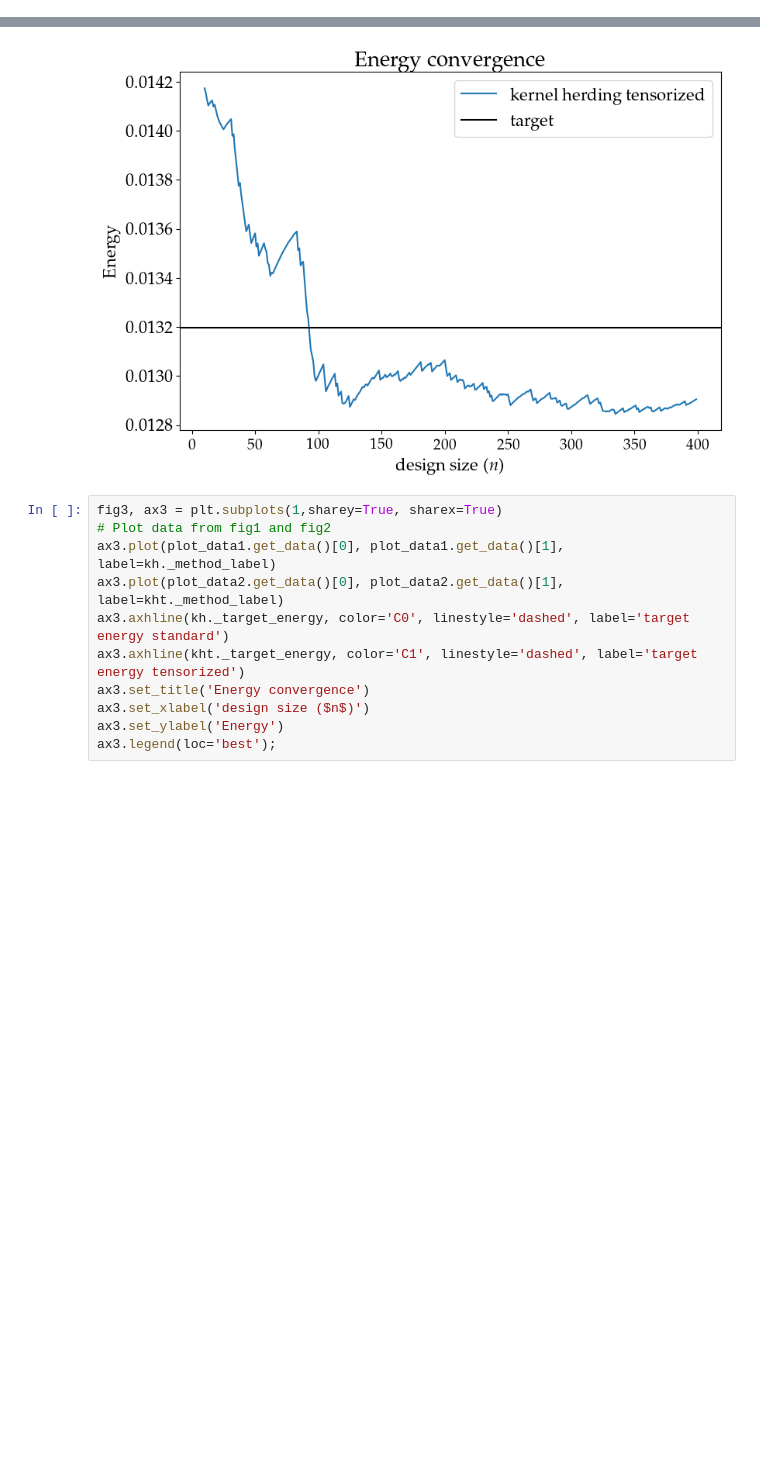
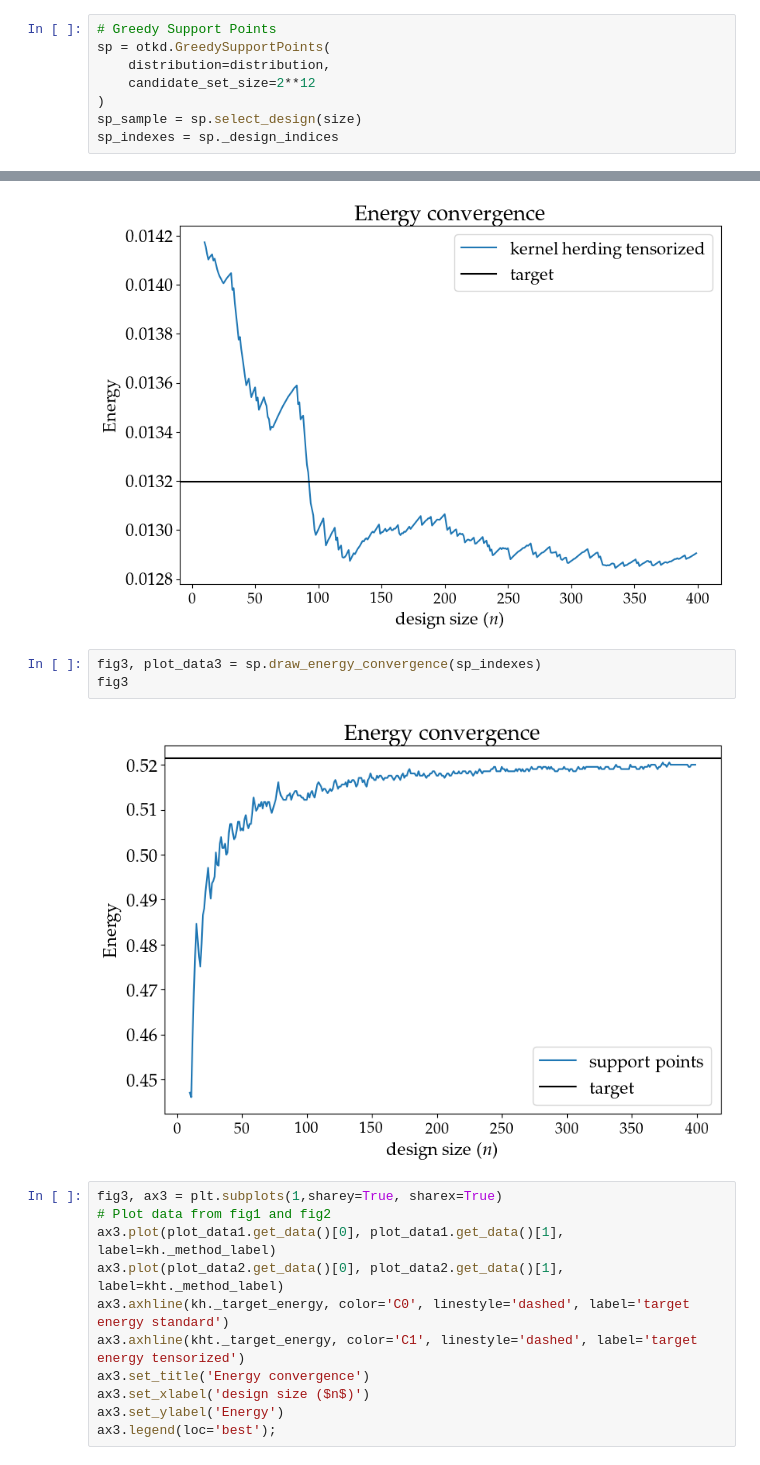
Before and after one commit to efekhari27/otkerneldesign, a Jupyter notebook: examples/kernel_herding_energy.ipynb, the cells around one changed output, grey strips where cells are left out. Drawn from its saved outputs; the diff is of its cells as text; blank space fills up the shorter version.

Commit message:
Adding energy services to GreedySupportPoints class, adding example

```diff
--- a/examples/kernel_herding_energy.ipynb
+++ b/examples/kernel_herding_energy.ipynb
@@ -50,6 +50,14 @@ kht = otkd.KernelHerdingTensorized(
     distribution=distribution
 )
 kht_design, kht_indexes = kht.select_design(size)
+# %%
+# Greedy Support Points
+sp = otkd.GreedySupportPoints(
+    distribution=distribution,
+    candidate_set_size=2**12
+)
+sp_sample = sp.select_design(size)
+sp_indexes = sp._design_indices
 # %%
 fig1, plot_data1 = kh.draw_energy_convergence(kh_indexes)
 fig1
@@ -60,6 +68,11 @@ fig2, plot_data2 = kht.draw_energy_convergence(kht_indexes)
 fig2
 # %% [output]
 [figure]
+# %%
+fig3, plot_data3 = sp.draw_energy_convergence(sp_indexes)
+fig3
+# %% [output]
+[figure, added]
 # %%
 fig3, ax3 = plt.subplots(1,sharey=True, sharex=True)
 # Plot data from fig1 and fig2
```
Also changed, not shown: 1 other file.
